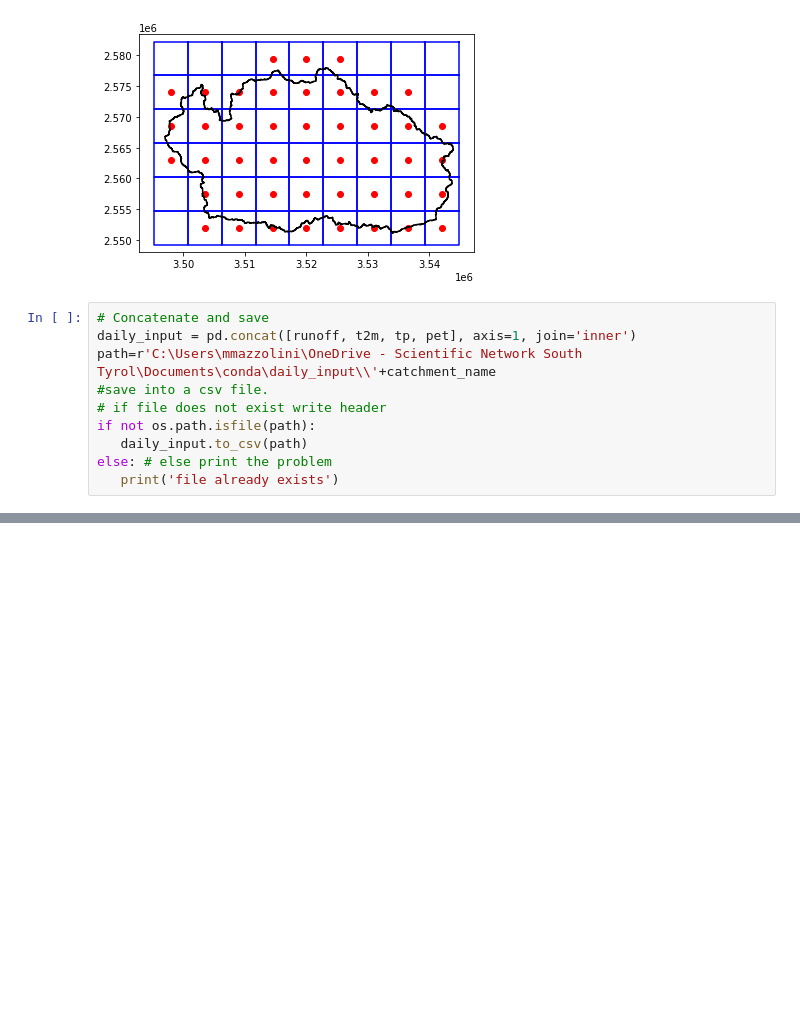
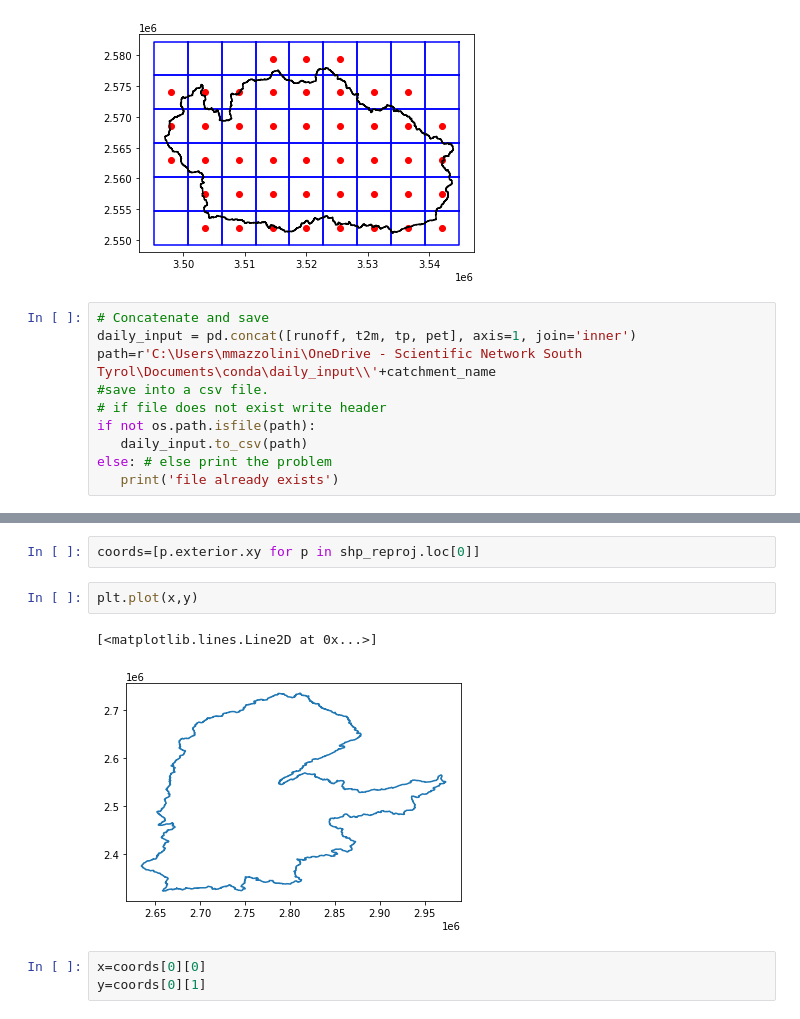
Before and after one commit to mmazzolini/Runoff_prediction, a Jupyter notebook: create_daily.ipynb, the cells around one changed output, grey strips where cells are left out. Drawn from its saved outputs; the diff is of its cells as text; blank space fills up the shorter version.

```diff
--- a/create_daily.ipynb
+++ b/create_daily.ipynb
@@ -107,0 +247,10 @@ else: # else print the problem
+# %%
+coords=[p.exterior.xy for p in shp_reproj.loc[0]]
+# %%
+plt.plot(x,y)
+# %% [output]
+[<matplotlib.lines.Line2D at 0x...>]
+[figure, added]
+# %%
+x=coords[0][0]
+y=coords[0][1]
```
Also changed, not shown: parts of 26 cells of this notebook, 18 other files.
